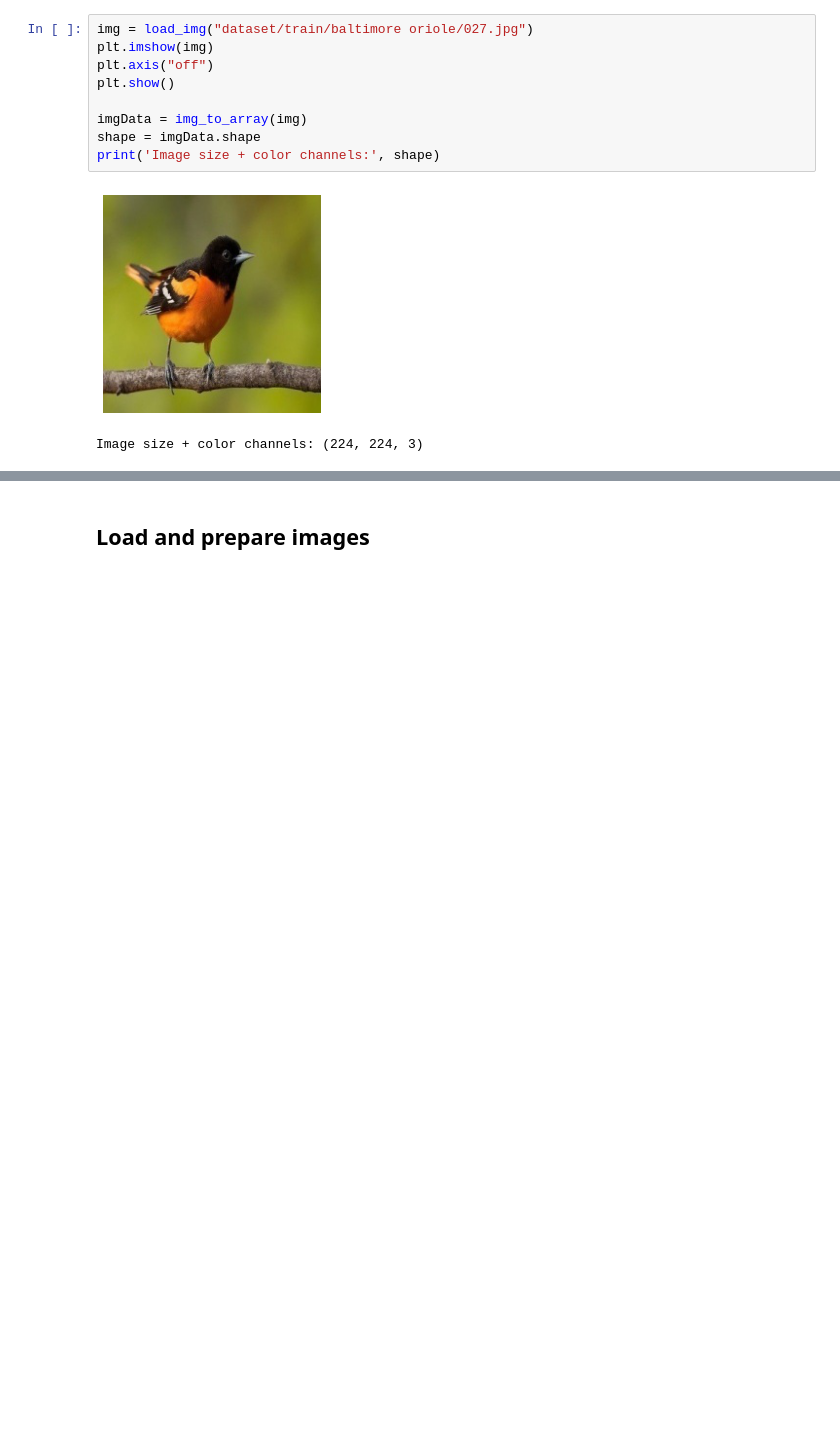
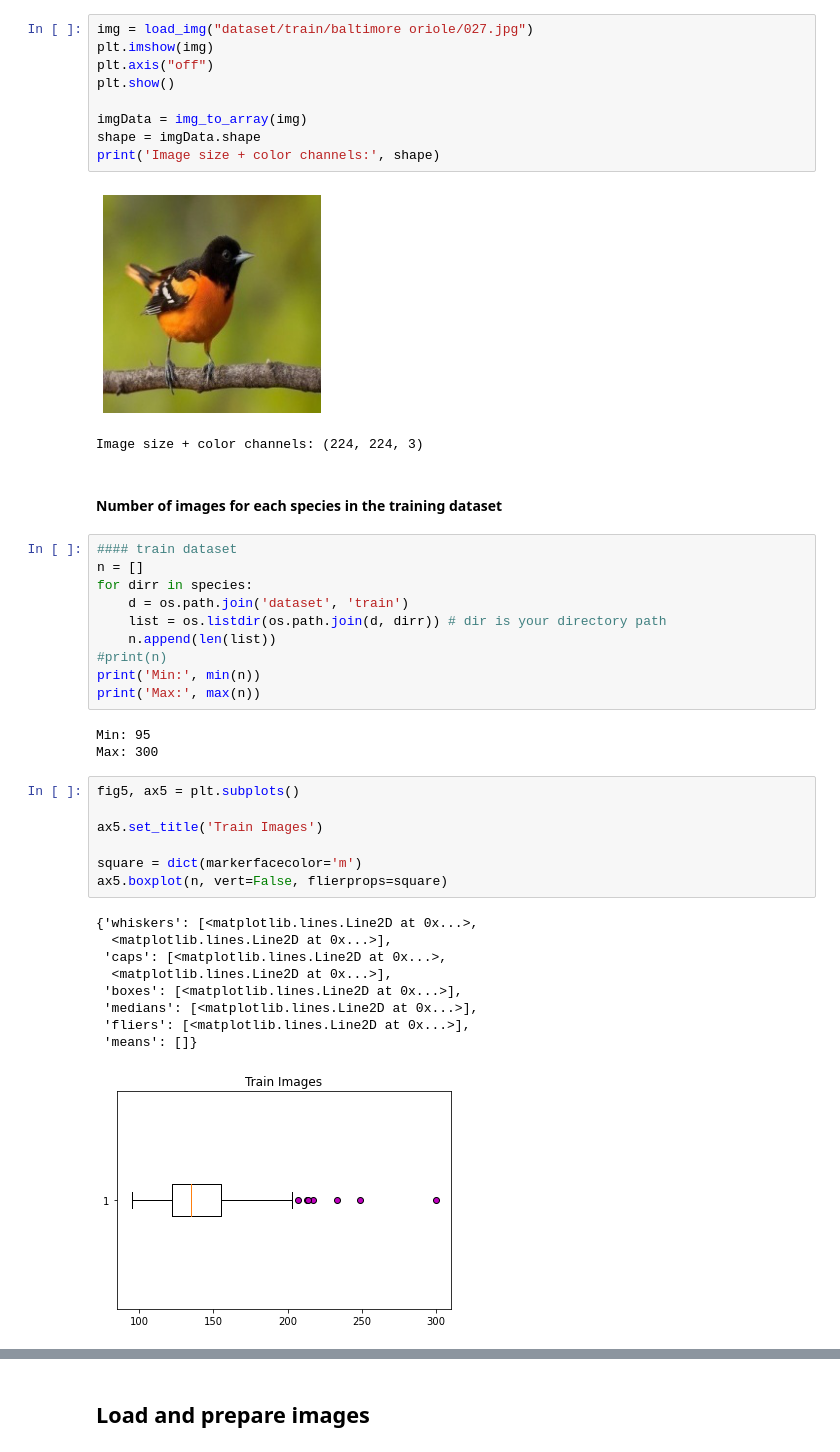
Before and after one commit to mariajbp/Bird-Species-Classification, a Jupyter notebook: dataprep.ipynb, the cells around one changed output, grey strips where cells are left out. Saved outputs shown, nothing was run; the diff lists cells and outputs as text; blank space fills up the shorter version.

```diff
--- a/dataprep.ipynb
+++ b/dataprep.ipynb
@@ -58,3 +58,35 @@ print('Image size + color channels:', shape)
 # %% [output]
 [figure]
 Image size + color channels: (224, 224, 3)
+# %% [markdown]
+#### Number of images for each species in the training dataset
+# %%
+#### train dataset
+n = []
+for dirr in species:
+    d = os.path.join('dataset', 'train')
+    list = os.listdir(os.path.join(d, dirr)) # dir is your directory path
+    n.append(len(list))
+#print(n)
+print('Min:', min(n))
+print('Max:', max(n))
+# %% [output]
+Min: 95
+Max: 300
+# %%
+fig5, ax5 = plt.subplots()
+
+ax5.set_title('Train Images')
+
+square = dict(markerfacecolor='m')
+ax5.boxplot(n, vert=False, flierprops=square)
+# %% [output]
+{'whiskers': [<matplotlib.lines.Line2D at 0x...>,
+  <matplotlib.lines.Line2D at 0x...>],
+ 'caps': [<matplotlib.lines.Line2D at 0x...>,
+  <matplotlib.lines.Line2D at 0x...>],
+ 'boxes': [<matplotlib.lines.Line2D at 0x...>],
+ 'medians': [<matplotlib.lines.Line2D at 0x...>],
+ 'fliers': [<matplotlib.lines.Line2D at 0x...>],
+ 'means': []}
+[figure, added]
```
Also changed, not shown: parts of 10 cells of this notebook.
